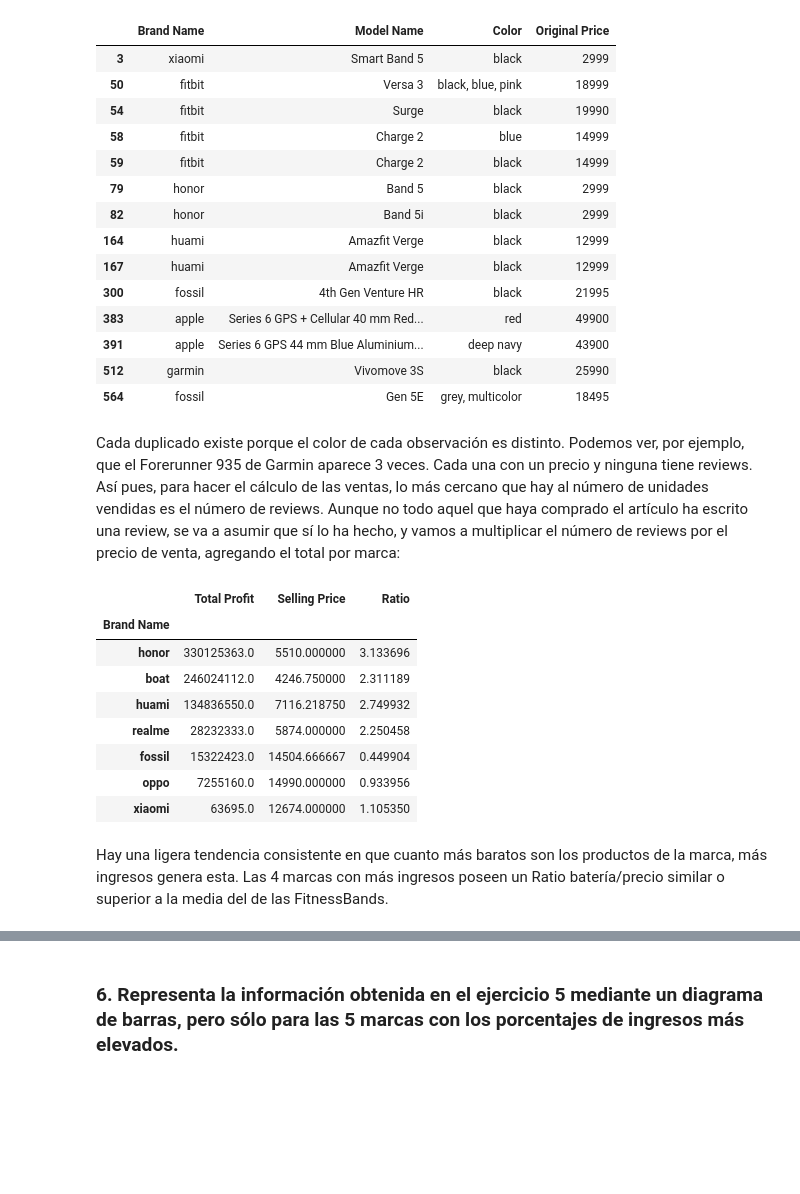
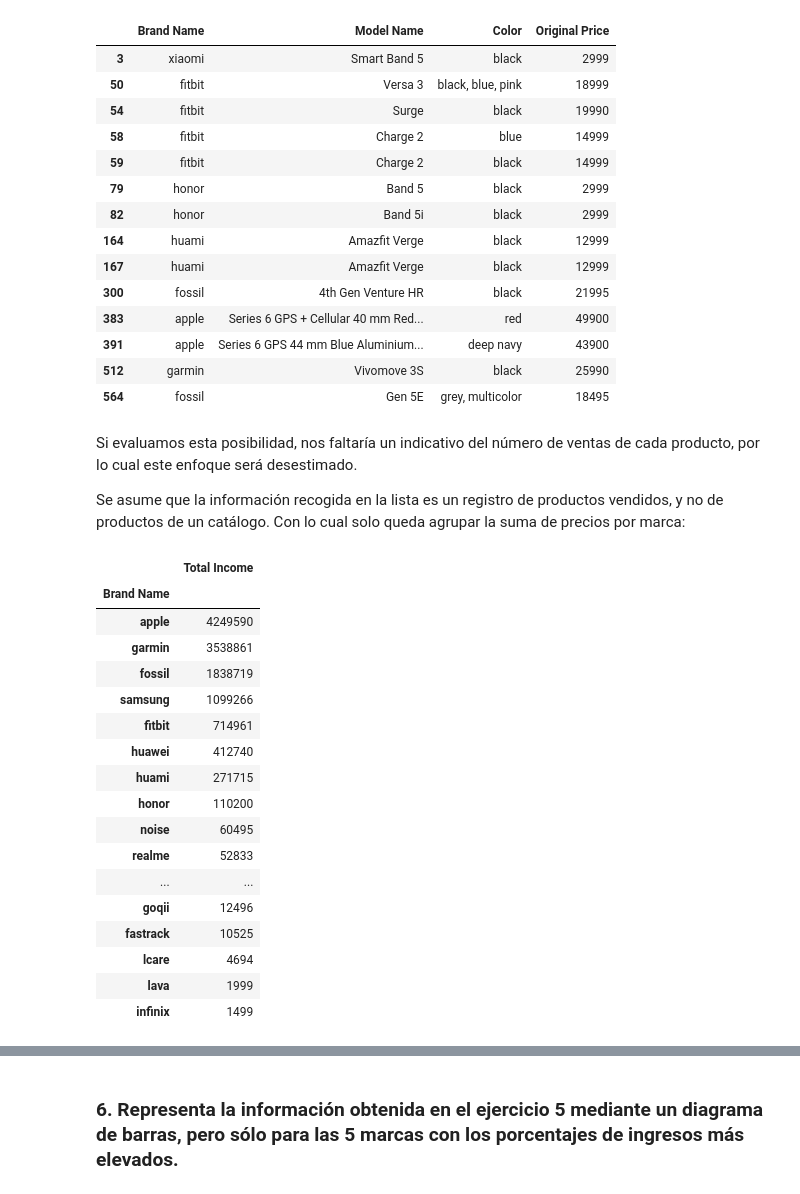
Before and after one commit to afercaceres/Fitness_Trackers, a Jupyter notebook: practica_python.ipynb, the cells around one changed output, grey strips where cells are left out. Drawn from its saved outputs; the diff is of its cells as text; code cells hidden in the pictures; blank space fills up the shorter version.

```diff
--- a/practica_python.ipynb
+++ b/practica_python.ipynb
@@ -842,35 +850,34 @@ modelColor[modelColor.duplicated()]
 | 391 | apple | Series 6 GPS 44 mm Blue Aluminium... | deep navy | 43900 |
 | 512 | garmin | Vivomove 3S | black | 25990 |
 | 564 | fossil | Gen 5E | grey, multicolor | 18495 |
-# %% [markdown]
-Cada duplicado existe porque el color de cada observación es distinto. Podemos ver, por ejemplo, que el Forerunner 935 de Garmin aparece 3 veces. Cada una con un precio y ninguna tiene reviews. Así pues, para hacer el cálculo de las ventas, lo más cercano que hay al número de unidades vendidas es el número de reviews. Aunque no todo aquel que haya comprado el artículo ha escrito una review, se va a asumir que sí lo ha hecho, y vamos a multiplicar el número de reviews por el precio de venta, agregando el total por marca:
-# %%
-# Quitamos los NaN sabiendo que Selling Price no tiene, así que
-# solo agregaremos beneficios de Trackers con Reviews.
-
-vendidos = datos_ratio[["Brand Name", "Selling Price", "Reviews", "Ratio"]].dropna()
-
-
-mediaMarca = vendidos[["Brand Name","Selling Price"]].groupby("Brand Name").mean()
-
-mediaRatio = vendidos[["Brand Name","Ratio"]].groupby("Brand Name").mean()
-
-
-vendidos["Total Profit"] = vendidos["Selling Price"] * vendidos ["Reviews"]
-
-
-totalByBrand = vendidos[["Brand Name", "Total Profit"]].groupby("Brand Name").sum().sort_values(by=["Total Profit"], ascending = False).rename({"Selling Price":"Total Income"}, axis="columns")
-
-totalByBrand.join(mediaMarca).join(mediaRatio)
-# %% [output]
-|  | Total Profit | Selling Price | Ratio |
-| Brand Name |  |  |  |
-| honor | 330125363.0 | 5510.000000 | 3.133696 |
-| boat | 246024112.0 | 4246.750000 | 2.311189 |
-| huami | 134836550.0 | 7116.218750 | 2.749932 |
-| realme | 28232333.0 | 5874.000000 | 2.250458 |
-| fossil | 15322423.0 | 14504.666667 | 0.449904 |
-| oppo | 7255160.0 | 14990.000000 | 0.933956 |
-| xiaomi | 63695.0 | 12674.000000 | 1.105350 |
-# %% [markdown]
-Hay una ligera tendencia consistente en que cuanto más baratos son los productos de la marca, más ingresos genera esta. Las 4 marcas con más ingresos poseen un Ratio batería/precio similar o superior a la media del de las FitnessBands.
+# %% [markdown]
+Si evaluamos esta posibilidad, nos faltaría un indicativo del número de ventas de cada producto, por lo cual este enfoque será desestimado.
+
+Se asume que la información recogida en la lista es un registro de productos vendidos, y no de productos de un catálogo. Con lo cual solo queda agrupar la suma de precios por marca:
+# %%
+vendidos = datos_ratio[["Brand Name", "Selling Price"]] # No quitamos NAs porque no hay
+
+
+totalByBrand = vendidos[["Brand Name", "Selling Price"]].groupby("Brand Name").sum().sort_values(by=["Selling Price"], ascending = False).rename({"Selling Price":"Total Income"}, axis="columns")
+
+
+totalByBrand
+# %% [output]
+|  | Total Income |
+| Brand Name |  |
+| apple | 4249590 |
+| garmin | 3538861 |
+| fossil | 1838719 |
+| samsung | 1099266 |
+| fitbit | 714961 |
+| huawei | 412740 |
+| huami | 271715 |
+| honor | 110200 |
+| noise | 60495 |
+| realme | 52833 |
+| ... | ... |
+| goqii | 12496 |
+| fastrack | 10525 |
+| lcare | 4694 |
+| lava | 1999 |
+| infinix | 1499 |
```
Also changed, not shown: parts of 9 cells of this notebook.
